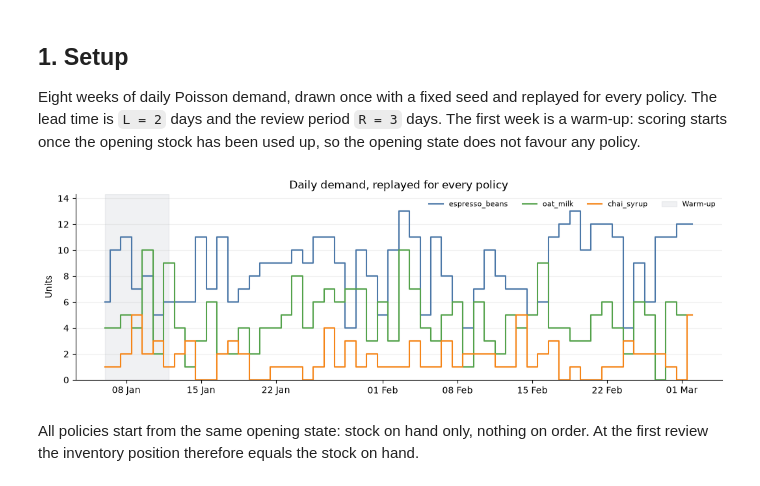
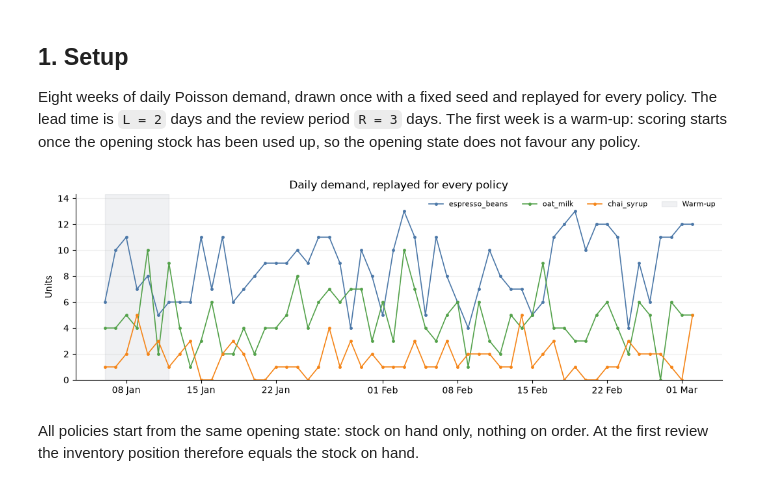
Before and after one commit to FilTheo/stockcast, a Jupyter notebook: examples/notebooks/05g_reorder_point_sources.ipynb, the cells around one changed output. Drawn from its saved outputs; the diff is of its cells as text; code cells hidden in the pictures.

Commit message:
Notebook 05g: draw daily demand as a line with markers, not steps
Co-Authored-By: Claude Opus 5.5 <noreply@anthropic.com>

```diff
--- a/examples/notebooks/05g_reorder_point_sources.ipynb
+++ b/examples/notebooks/05g_reorder_point_sources.ipynb
@@ -47,34 +47,42 @@ demand = pd.DataFrame(
 # %%
 import matplotlib.dates as mdates
 import matplotlib.pyplot as plt
 
 SKU_COLORS = ["#4C78A8", "#54A24B", "#F58518"]
 
 
 def style_axis(ax):
     ax.set_ylim(0, ax.get_ylim()[1] * 1.05)
     ax.grid(axis="y", alpha=0.2)
     ax.spines[["top", "right"]].set_visible(False)
 
 
 fig, ax = plt.subplots(figsize=(10.5, 3.4), layout="constrained")
 for sku, color in zip(skus, SKU_COLORS):
     series = demand.loc[demand["unique_id"].eq(sku)]
-    ax.step(series["date"], series["y"], where="mid", color=color, label=sku)
+    ax.plot(
+        series["date"],
+        series["y"],
+        marker="o",
+        markersize=2.5,
+        linewidth=1.2,
+        color=color,
+        label=sku,
+    )
 ax.axvspan(
     dates[0],
     dates[warmup_days - 1],
     color="#9CA3AF",
     alpha=0.15,
     label="Warm-up",
 )
 ax.set(title="Daily demand, replayed for every policy", ylabel="Units")
 ax.xaxis.set_major_formatter(mdates.DateFormatter("%d %b"))
 style_axis(ax)
 ax.legend(frameon=False, fontsize=8, ncol=4, loc="upper right")
 plt.show()
 # %% [output]
-[figure, old version]
+[figure, new version]
 # %% [markdown]
 All policies start from the same opening state: stock on hand only, nothing on order. At the first review the inventory position therefore equals the stock on hand.
 # %%
```
